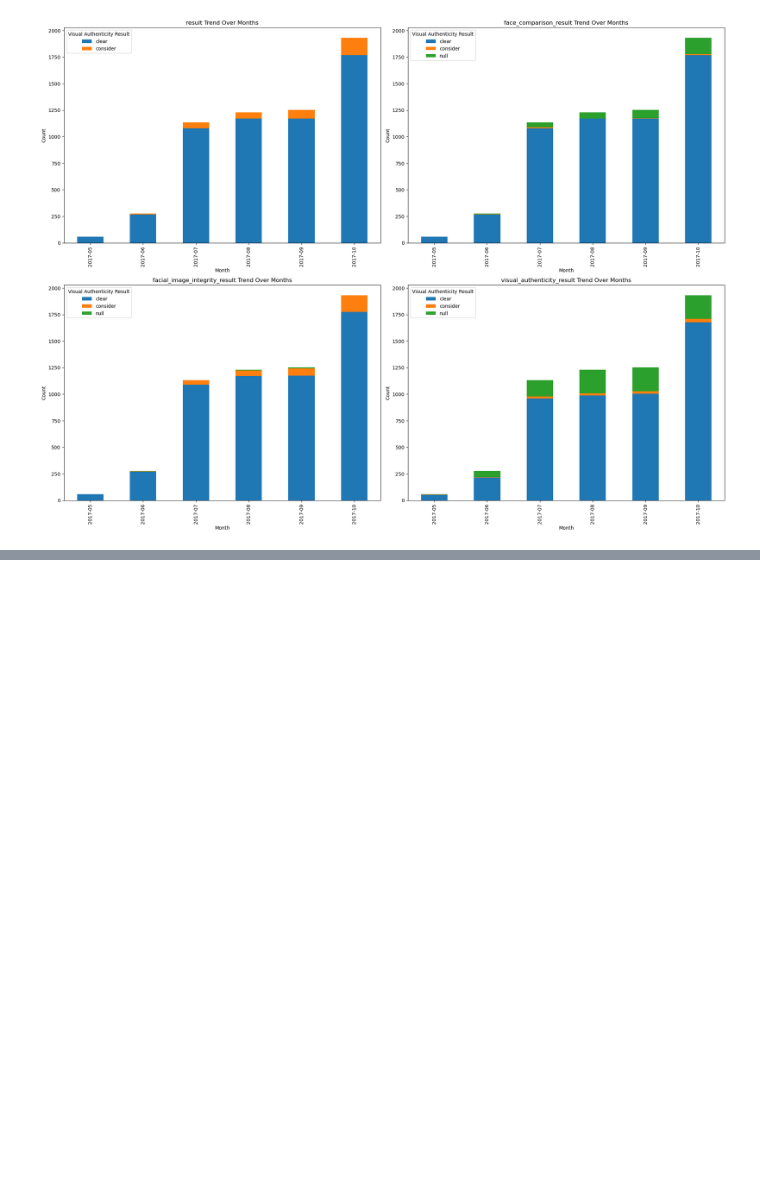
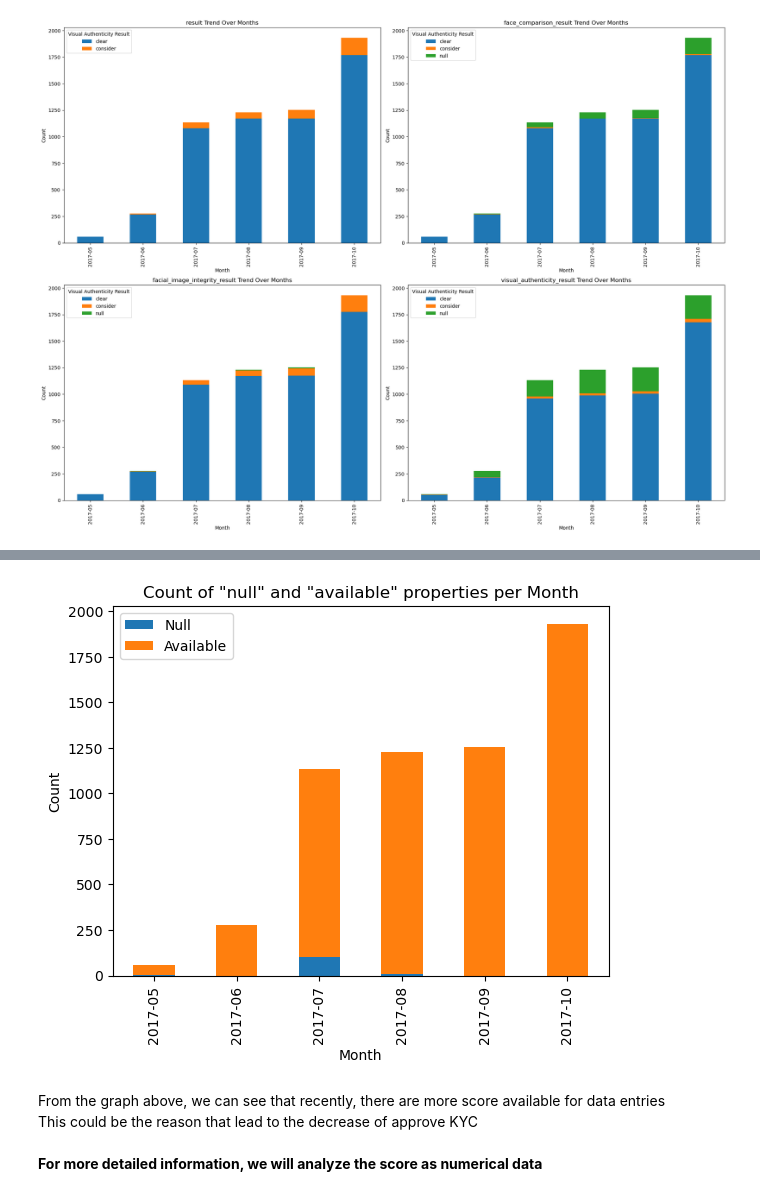
Before and after one commit to vuanhngo14/Personal_practice_1, a Jupyter notebook: FacialDocument_Check.ipynb, the cells around one changed output, grey strips where cells are left out. Cells and saved outputs as stored; diff of their text form; code cells hidden in the pictures; blank space fills up the shorter version.

```diff
--- a/FacialDocument_Check.ipynb
+++ b/FacialDocument_Check.ipynb
@@ -361,7 +356,8 @@ facial_importantArr = [
     'result',
     'face_comparison_result',
     'created_at', 'facial_image_integrity_result',
-    'visual_authenticity_result'
+    'visual_authenticity_result',
+    'properties'
 ]
 
 # Drop the inrellevant attributes
@@ -433,0 +459,12 @@ See the caveats in the documentation: https://pandas.pydata.org/pandas-docs/stab
+# %%
+# Change to available or null. Available if contains score, and null if it is empty
+
+facial_filtered['properties'] = facial_filtered['properties'].apply(lambda x: 'null' if not x or x == '{}' else 'available')
+# %%
+attr_for_properties = ['created_at', 'properties']
+df2_for_properties = facial_filtered[attr_for_properties]
+# %%
+result2 = df2_for_properties.groupby([df2_for_properties['created_at'].dt.to_period("M"), 'properties']).size().unstack(fill_value=0)
+result2.columns = ['Null', 'Available']
+
+print(result2)
@@ -433,0 +480,13 @@ See the caveats in the documentation: https://pandas.pydata.org/pandas-docs/stab
+# %%
+result2.plot(kind='bar', stacked=True)
+plt.title('Count of "null" and "available" properties per Month')
+plt.xlabel('Month')
+plt.ylabel('Count')
+plt.show()
+# %% [output]
+[figure, added]
+# %% [markdown]
+From the graph above, we can see that recently, there are more score available for data entries <br>
+This could be the reason that lead to the decrease of approve KYC <br>
+<br>
+<strong>For more detailed information, we will analyze the score as numerical data</strong>
```
Also changed, not shown: parts of 20 cells of this notebook.
